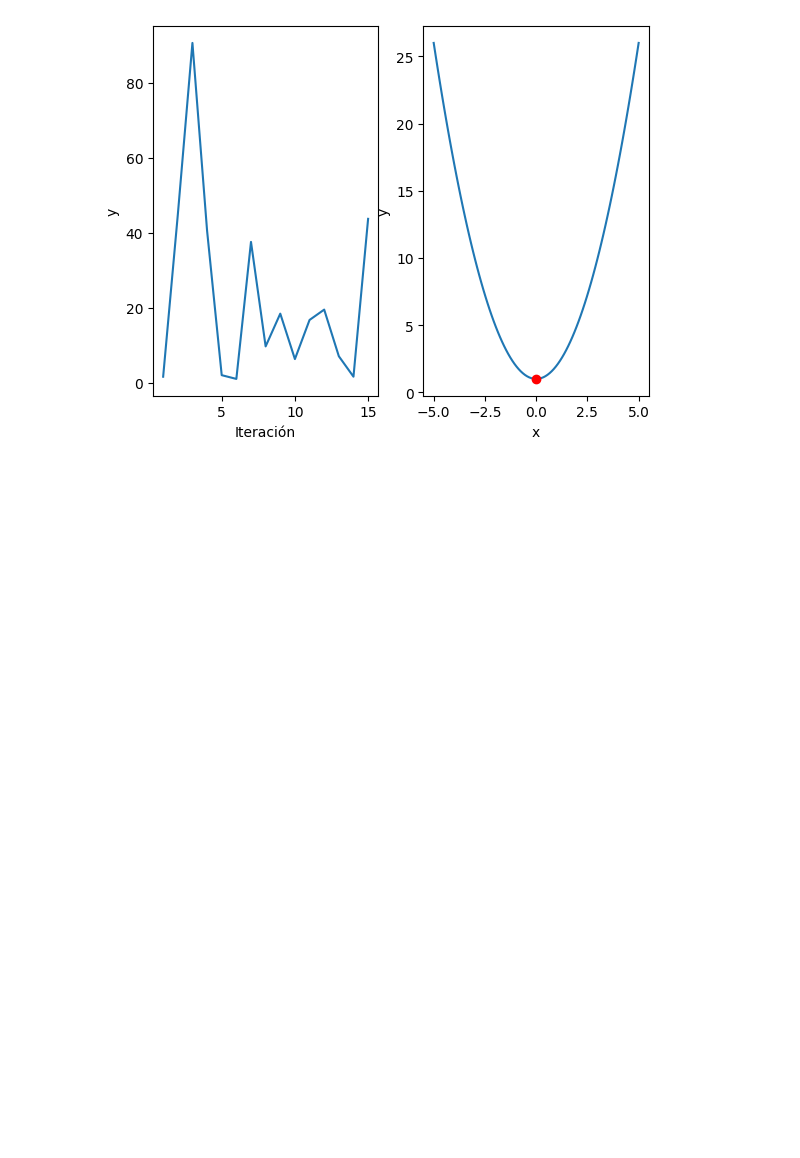
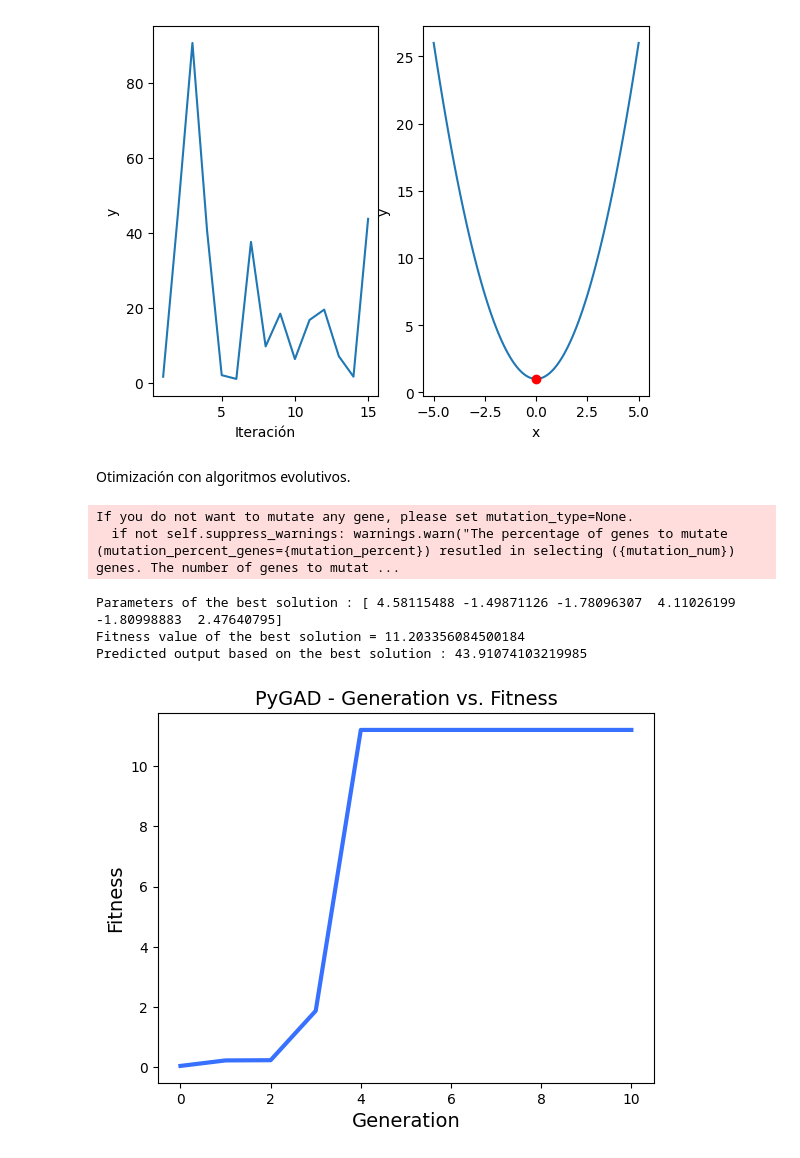
Before and after one commit to Jcortes99/NeuronalNetworksFirstWork, a Jupyter notebook: Punto1/Rastrigin.ipynb, the cells around one changed output. Drawn from its saved outputs; the diff is of its cells as text; code cells hidden in the pictures; blank space fills up the shorter version.

```diff
--- a/Punto1/Rastrigin.ipynb
+++ b/Punto1/Rastrigin.ipynb
@@ -195,3 +197,77 @@ x =  0.8064743858142498 , y =  1.6504009349744715
 iteración  15
 x =  6.536937626028424 , y =  43.731553526586126
 [figure]
+# %% [markdown]
+Otimización con algoritmos evolutivos.
+# %%
+import numpy as np
+import pygad
+import matplotlib.pyplot as plt
+
+function_inputs = [4,-2,3.5,5,-11,-4.7]
+desired_output = 44
+
+def fitness_func(solution, solution_idx):
+    output = np.sum(solution*function_inputs)
+    fitness = 1.0 / np.abs(output - desired_output)
+    return fitness
+
+def fitness_func2(solution, solution_idx):
+    output = np.sum(solution*function_inputs)
+    fitness = -np.abs(output - desired_output)
+    return fitness
+
+fitness_function = fitness_func
+
+num_generations = 10
+num_parents_mating = 4
+
+sol_per_pop = 8
+num_genes = len(function_inputs)
+
+init_range_low = -2
+init_range_high = 5
+
+parent_selection_type = "sss"
+keep_parents = 1
+
+crossover_type = "single_point"
+
+mutation_type = "random"
+mutation_percent_genes = 10
+
+ga_instance = pygad.GA(num_generations=num_generations,
+                    num_parents_mating=num_parents_mating,
+                    fitness_func=fitness_function,
+                    sol_per_pop=sol_per_pop,
+                    num_genes=num_genes,
+                    init_range_low=init_range_low,
+                    init_range_high=init_range_high,
+                    parent_selection_type=parent_selection_type,
+                    keep_parents=keep_parents,
+                    crossover_type=crossover_type,
+                    mutation_type=mutation_type,
+                    mutation_percent_genes=mutation_percent_genes,
+                    save_solutions=True)
+
+ga_instance.run()
+
+solution, solution_fitness, solution_idx = ga_instance.best_solution()
+print("Parameters of the best solution : {solution}".format(solution=solution))
+print("Fitness value of the best solution = {solution_fitness}".format(solution_fitness=solution_fitness))
+
+prediction = np.sum(np.array(function_inputs)*solution)
+print("Predicted output based on the best solution : {prediction}".format(prediction=prediction))
+
+ga_instance.plot_fitness()
+
+ga_instance.best_solution()
+
+soluciones = ga_instance.solutions
+# %% [output]
+If you do not want to mutate any gene, please set mutation_type=None.
+  if not self.suppress_warnings: warnings.warn("The percentage of genes to mutate (mutation_percent_genes={mutation_percent}) resutled in selecting ({mutation_num}) genes. The number of genes to mutat ...
+Parameters of the best solution : [ 4.58115488 -1.49871126 -1.78096307  4.11026199 -1.80998883  2.47640795]
+Fitness value of the best solution = 11.203356084500184
+Predicted output based on the best solution : 43.91074103219985
+[figure, added]
```
Also changed, not shown: parts of 1 cell of this notebook.
